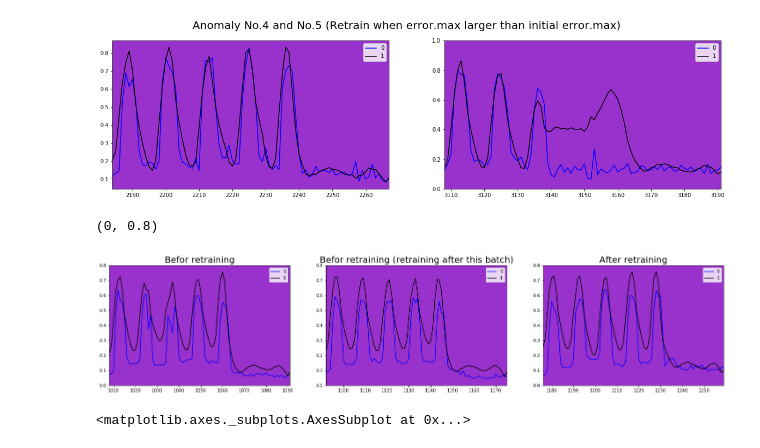
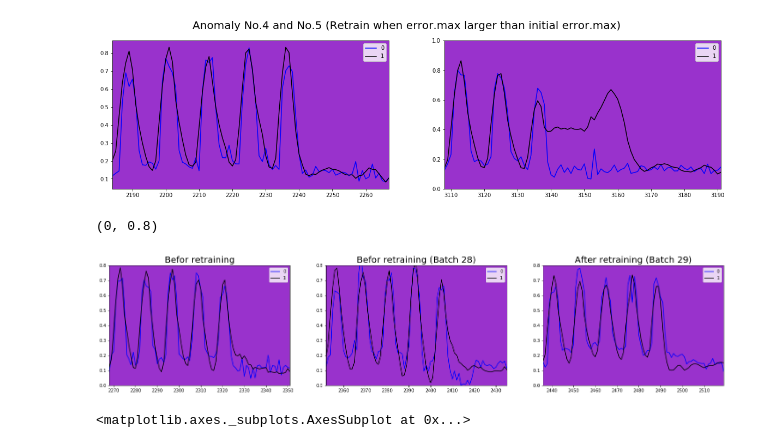
Before and after one commit to binli826/LSTM-Autoencoders, a Jupyter notebook: src/Synthetic example/Synthetic example (Retrain when prediction performance bad)(updating).ipynb, the cells around one changed output. Cells and saved outputs as stored; diff of their text form; code cells hidden in the pictures.

```diff
--- a/src/Synthetic example/Synthetic example (Retrain when prediction performance bad)(updating).ipynb
+++ b/src/Synthetic example/Synthetic example (Retrain when prediction performance bad)(updating).ipynb
@@ -410,21 +406,22 @@ plt.ylim(0,1)
 # %%
 fig, (ax0,ax1,ax2) = plt.subplots(nrows=1, ncols=3,figsize=(25,5))
 #plt.suptitle("Befor & after retraining")
-data[84*12:84*13].plot(ax=ax0,color=['blue','black'])
-data[84*13:84*14].plot(ax=ax1,color=['blue','black'])
-data[84*14:84*15].plot(ax=ax2,color=['blue','black'])
+rp = 27
+data[84*rp:84*(rp+1)].plot(ax=ax0,color=['blue','black'])
+data[84*(rp+1):84*(rp+2)].plot(ax=ax1,color=['blue','black'])
+data[84*(rp+2):84*(rp+3)].plot(ax=ax2,color=['blue','black'])
 ax0.set_facecolor('darkorchid')
 ax1.set_facecolor('darkorchid')
 ax2.set_facecolor('darkorchid')
 ax0.set_title("Befor retraining", fontsize=20)
-ax1.set_title("Befor retraining (retraining after this batch)", fontsize=20)
-ax2.set_title("After retraining", fontsize=20)
+ax1.set_title("Befor retraining (Batch 28)", fontsize=20)
+ax2.set_title("After retraining (Batch 29)", fontsize=20)
 ax0.set_ylim(0,0.8)
 ax1.set_ylim(0,0.8)
 ax2.set_ylim(0,0.8)
 # %% [output]
 (0, 0.8)
-[figure, old version]
+[figure, new version]
 # %%
 foo = pd.read_csv("C:/Users/Bin/Documents/Datasets/EncDec-AD dataset/normal.csv",header=None)
 bar = pd.read_csv("C:/Users/Bin/Documents/Datasets/EncDec-AD dataset/abnormal.csv",header=None)
```
Also changed, not shown: parts of 2 cells of this notebook, 2 other files.
